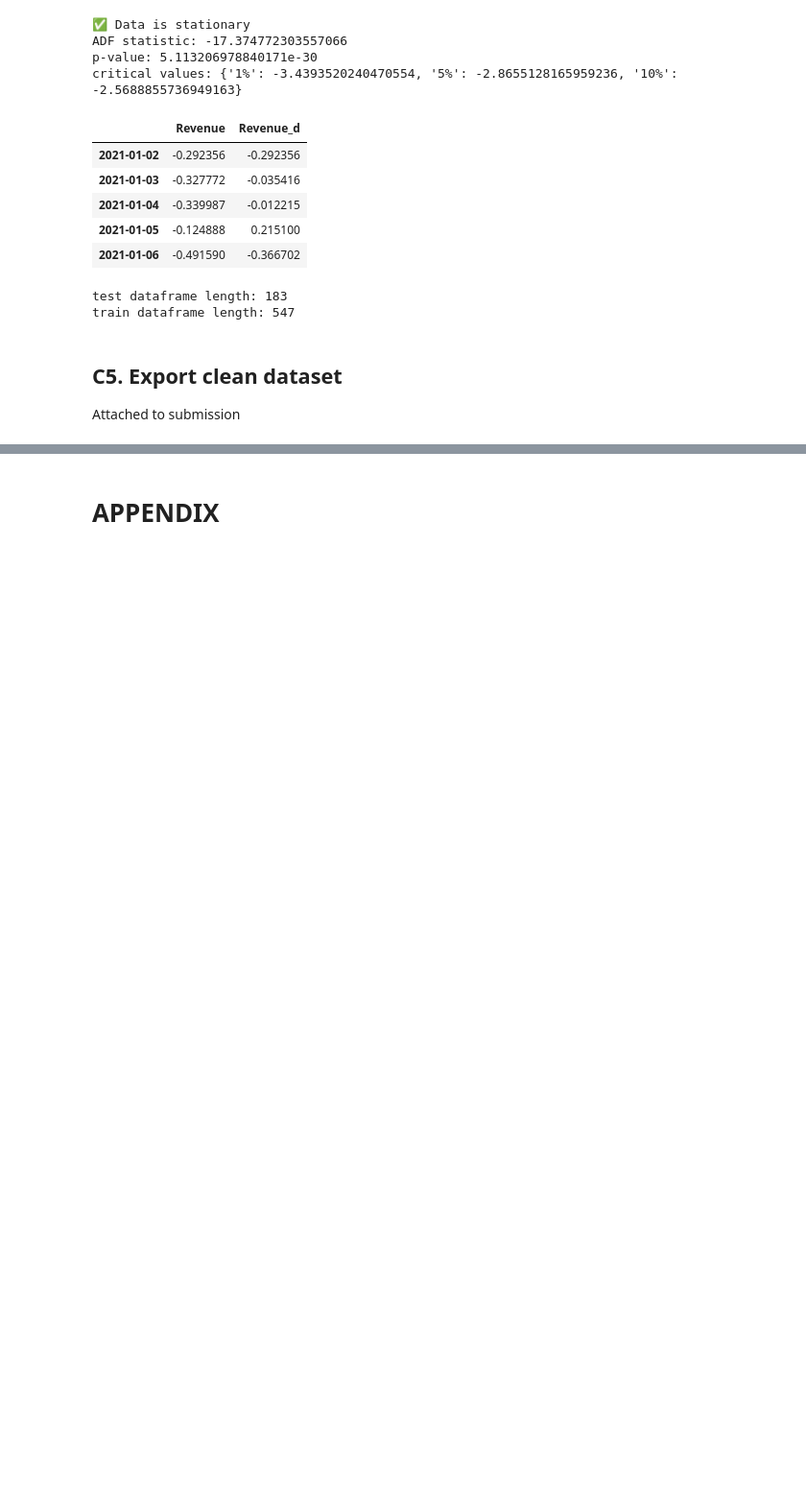
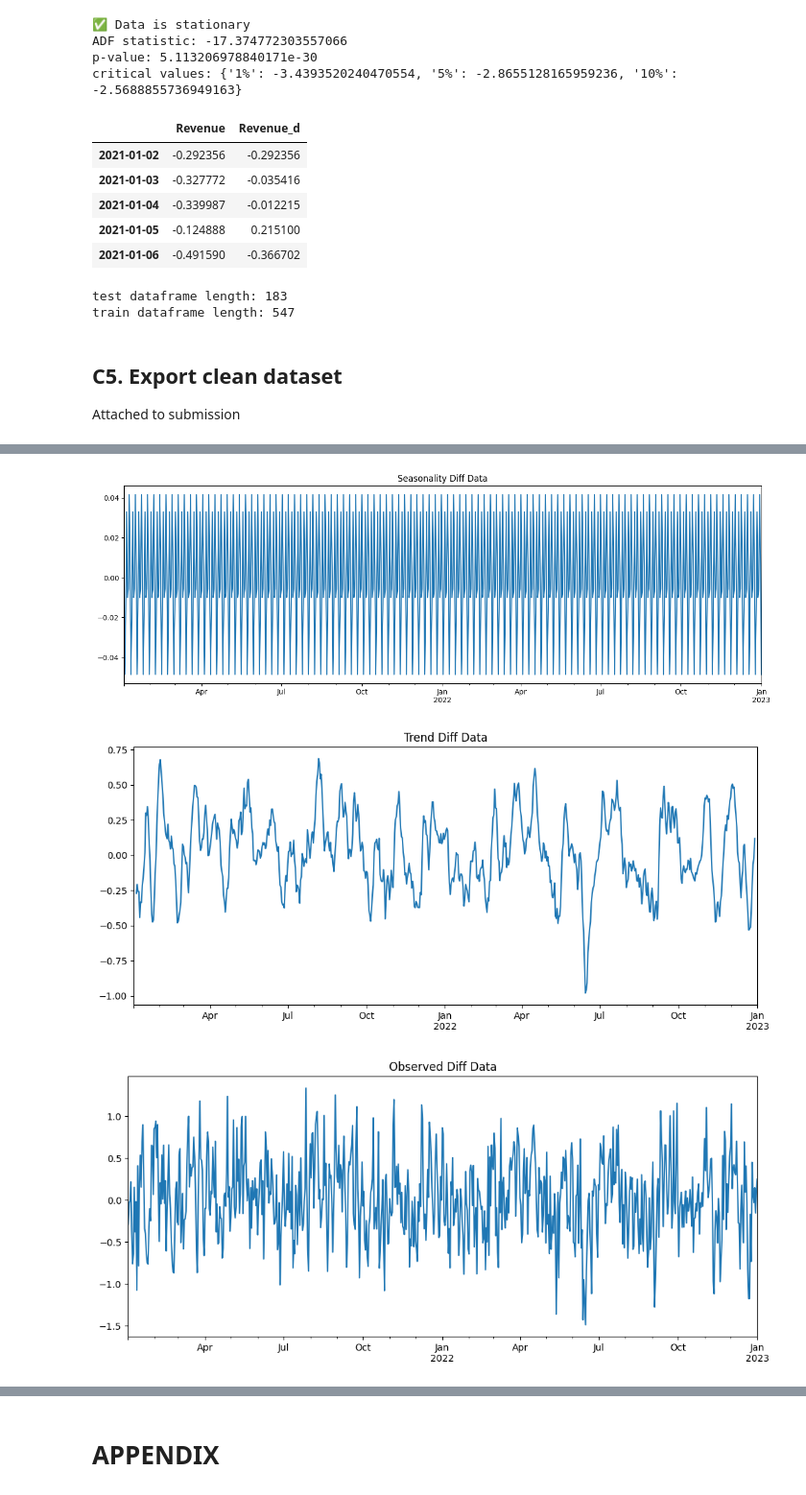
Before and after one commit to colemalphrus/D213, a Jupyter notebook: d213_1.ipynb, the cells around one changed output, grey strips where cells are left out. Shown at 96% size. Drawn from its saved outputs; the diff is of its cells as text; code cells hidden in the pictures; blank space fills up the shorter version.

```diff
--- a/d213_1.ipynb
+++ b/d213_1.ipynb
@@ -178,0 +219,24 @@ train_df.to_csv('./train_dataset.csv')
+# %%
+# Show seasonal decomposition of diff revenue
+decomposed_data_diff = seasonal_decompose(df['Revenue_d'])
+
+plt.figure(figsize=(16, 5))
+
+decomposed_data_diff.seasonal.plot(title='Seasonality Diff Data')
+plt.show()
+
+plt.figure(figsize=(12, 5))
+decomposed_data_diff.trend.plot(title='Trend Diff Data')
+plt.show()
+
+plt.figure(figsize=(12, 5))
+decomposed_data_diff.observed.plot(title='Observed Diff Data')
+plt.show()
+
+plt.figure(figsize=(12, 5))
+decomposed_data_diff.resid.plot(title='Residual Diff Data')
+plt.show()
+# %% [output]
+[figure, added]
+[figure, added]
+[figure, added]
```
Also changed, not shown: parts of 8 cells of this notebook, 2 other files.
